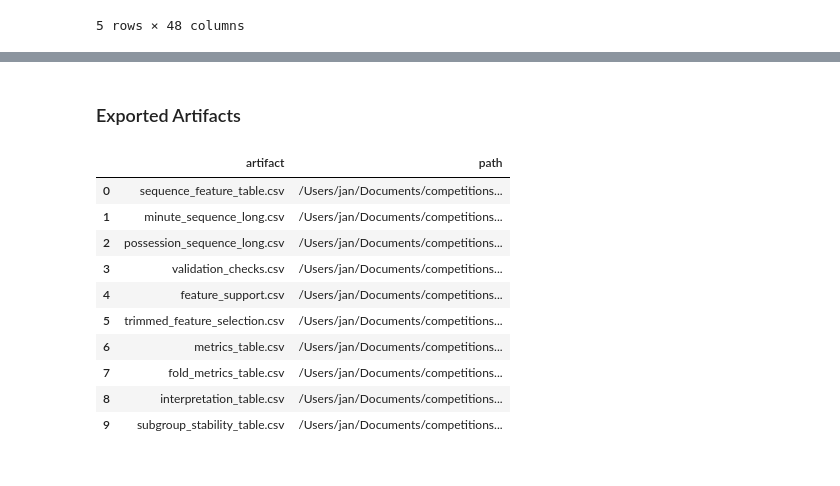
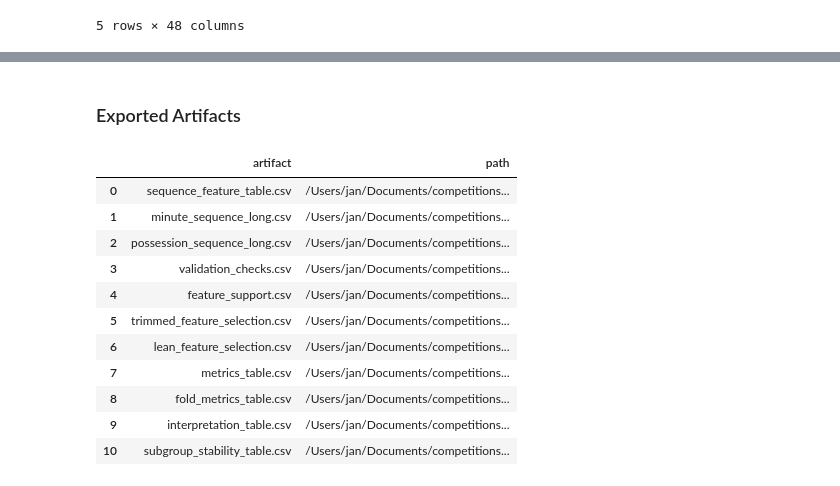
Before and after one commit to janwolyniak/WEC_26, a Jupyter notebook: notebooks/sequential_goal_forecasting_geometry.ipynb, the cells around one changed output, grey strips where cells are left out. Saved outputs shown, nothing was run; the diff lists cells and outputs as text; code cells hidden in the pictures.

```diff
--- a/notebooks/sequential_goal_forecasting_geometry.ipynb
+++ b/notebooks/sequential_goal_forecasting_geometry.ipynb
@@ -108,6 +108,20 @@ TRIMMED_SEQPOS_FEATURES = [
     'seqpos_unmatched_angle_availability_rate',
     'seqpos_strict_link_rate',
 ]
+LEAN_SEQ15M_FEATURES = [
+    'seq15m_pressure_total',
+    'seq15m_pressure_turnover_total',
+    'seq15m_angle_concentration',
+    'seq15m_active_minute_share',
+    'seq15m_late_burst_count',
+]
+LEAN_SEQPOS_FEATURES = [
+    'seqpos_possession_count',
+    'seqpos_mean_runs_per_possession',
+    'seqpos_mean_run_distance_per_possession',
+    'seqpos_linked_pressure_total',
+    'seqpos_unmatched_pressure_share',
+]
 # %%
 def add_event_time(df: pd.DataFrame) -> pd.DataFrame:
     out = df.copy()
@@ -843,6 +857,19 @@ trimmed_feature_selection['selection_reason'] = np.where(
     ),
 )
 
+selected_lean_features = set(LEAN_SEQ15M_FEATURES + LEAN_SEQPOS_FEATURES)
+lean_feature_selection = trimmed_feature_selection.copy()
+lean_feature_selection['selected_for_lean_model'] = lean_feature_selection['feature'].isin(selected_lean_features)
+lean_feature_selection['lean_selection_reason'] = np.where(
+    lean_feature_selection['selected_for_lean_model'],
+    'kept_after_redundancy_pruning',
+    np.where(
+        lean_feature_selection['selected_for_trimmed_model'],
+        'dropped_as_redundant_with_stronger_pairmate',
+        lean_feature_selection['selection_reason'],
+    ),
+)
+
 display(Markdown('### Validation Checks'))
 display(validation_checks)
 display(Markdown('### Feature Support Snapshot'))
@@ -853,6 +880,12 @@ display(
         ['feature', 'family', 'nonzero_rate', 'selected_for_trimmed_model', 'selection_reason']
     ].sort_values(['selected_for_trimmed_model', 'family', 'nonzero_rate'], ascending=[False, True, False]).reset_index(drop=True)
 )
+display(Markdown('### Lean Redundancy-Pruned Selection'))
+display(
+    lean_feature_selection[
+        ['feature', 'family', 'nonzero_rate', 'selected_for_trimmed_model', 'selected_for_lean_model', 'lean_selection_reason']
+    ].sort_values(['selected_for_lean_model', 'selected_for_trimmed_model', 'family', 'nonzero_rate'], ascending=[False, False, True, False]).reset_index(drop=True)
+)
 # %% [output]
 ### Validation Checks
 |  | check_name | value | expected | status |
@@ -912,6 +963,9 @@ feature_sets = {
     'base_plus_minute_hybrid_trimmed': TRIMMED_SEQ15M_FEATURES,
     'base_plus_possession_sequence_trimmed': TRIMMED_SEQPOS_FEATURES,
     'base_plus_both_trimmed': TRIMMED_SEQ15M_FEATURES + TRIMMED_SEQPOS_FEATURES,
+    'base_plus_minute_hybrid_leaner': LEAN_SEQ15M_FEATURES,
+    'base_plus_possession_sequence_leaner': LEAN_SEQPOS_FEATURES,
+    'base_plus_both_leaner': LEAN_SEQ15M_FEATURES + LEAN_SEQPOS_FEATURES,
 }
 
 metrics_rows = []
@@ -925,7 +979,7 @@ for model_name in ['logreg', 'rf']:
             development_df=development_df,
             feature_columns=feature_columns,
             model_name=model_name,
-            return_oof=(model_name == 'logreg' and feature_set_name == 'base_plus_both_trimmed'),
+            return_oof=(model_name == 'logreg' and feature_set_name == 'base_plus_both_leaner'),
         )
         summary_row = {
             'model_name': model_name,
@@ -972,5 +1028,5 @@ display(metrics_table)
 # %%
-best_feature_set_name = 'base_plus_both_trimmed'
+best_feature_set_name = 'base_plus_both_leaner'
 best_logreg_feature_columns = BASE_FEATURE_COLUMNS + feature_sets[best_feature_set_name]
 interpretation_pipeline = Pipeline(
     steps=[
@@ -1056,6 +1106,7 @@ possession_sequence_long.to_csv(ARTIFACT_DIR / 'possession_sequence_long.csv', i
 validation_checks.to_csv(ARTIFACT_DIR / 'validation_checks.csv', index=False)
 feature_support.to_csv(ARTIFACT_DIR / 'feature_support.csv', index=False)
 trimmed_feature_selection.to_csv(ARTIFACT_DIR / 'trimmed_feature_selection.csv', index=False)
+lean_feature_selection.to_csv(ARTIFACT_DIR / 'lean_feature_selection.csv', index=False)
 metrics_table.to_csv(ARTIFACT_DIR / 'metrics_table.csv', index=False)
 fold_metrics_table.to_csv(ARTIFACT_DIR / 'fold_metrics_table.csv', index=False)
 interpretation_table.to_csv(ARTIFACT_DIR / 'interpretation_table.csv', index=False)
@@ -1072,36 +1123,39 @@ display(
                 'validation_checks.csv',
                 'feature_support.csv',
                 'trimmed_feature_selection.csv',
+                'lean_feature_selection.csv',
                 'metrics_table.csv',
                 'fold_metrics_table.csv',
                 'interpretation_table.csv',
                 'subgroup_stability_table.csv',
             ],
             'path': [str(ARTIFACT_DIR / name) for name in [
                 'sequence_feature_table.csv',
                 'minute_sequence_long.csv',
                 'possession_sequence_long.csv',
                 'validation_checks.csv',
                 'feature_support.csv',
                 'trimmed_feature_selection.csv',
+                'lean_feature_selection.csv',
                 'metrics_table.csv',
                 'fold_metrics_table.csv',
                 'interpretation_table.csv',
                 'subgroup_stability_table.csv',
             ]],
         }
     )
 )
 # %% [output]
 ### Exported Artifacts
 |  | artifact | path |
 | 0 | sequence_feature_table.csv | /Users/jan/Documents/competitions... |
 | 1 | minute_sequence_long.csv | /Users/jan/Documents/competitions... |
 | 2 | possession_sequence_long.csv | /Users/jan/Documents/competitions... |
 | 3 | validation_checks.csv | /Users/jan/Documents/competitions... |
 | 4 | feature_support.csv | /Users/jan/Documents/competitions... |
 | 5 | trimmed_feature_selection.csv | /Users/jan/Documents/competitions... |
-| 6 | metrics_table.csv | /Users/jan/Documents/competitions... |
-| 7 | fold_metrics_table.csv | /Users/jan/Documents/competitions... |
-| 8 | interpretation_table.csv | /Users/jan/Documents/competitions... |
-| 9 | subgroup_stability_table.csv | /Users/jan/Documents/competitions... |
+| 6 | lean_feature_selection.csv | /Users/jan/Documents/competitions... |
+| 7 | metrics_table.csv | /Users/jan/Documents/competitions... |
+| 8 | fold_metrics_table.csv | /Users/jan/Documents/competitions... |
+| 9 | interpretation_table.csv | /Users/jan/Documents/competitions... |
+| 10 | subgroup_stability_table.csv | /Users/jan/Documents/competitions... |
```
Also changed, not shown: parts of 3 cells of this notebook, 1 other file.
